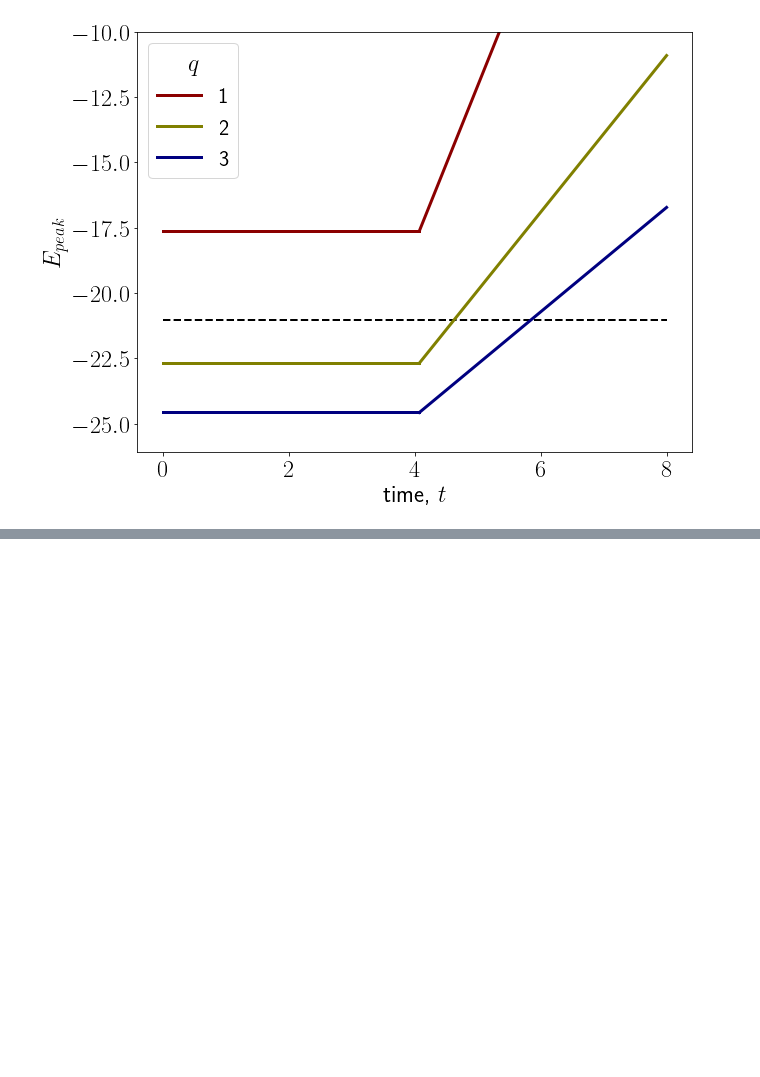
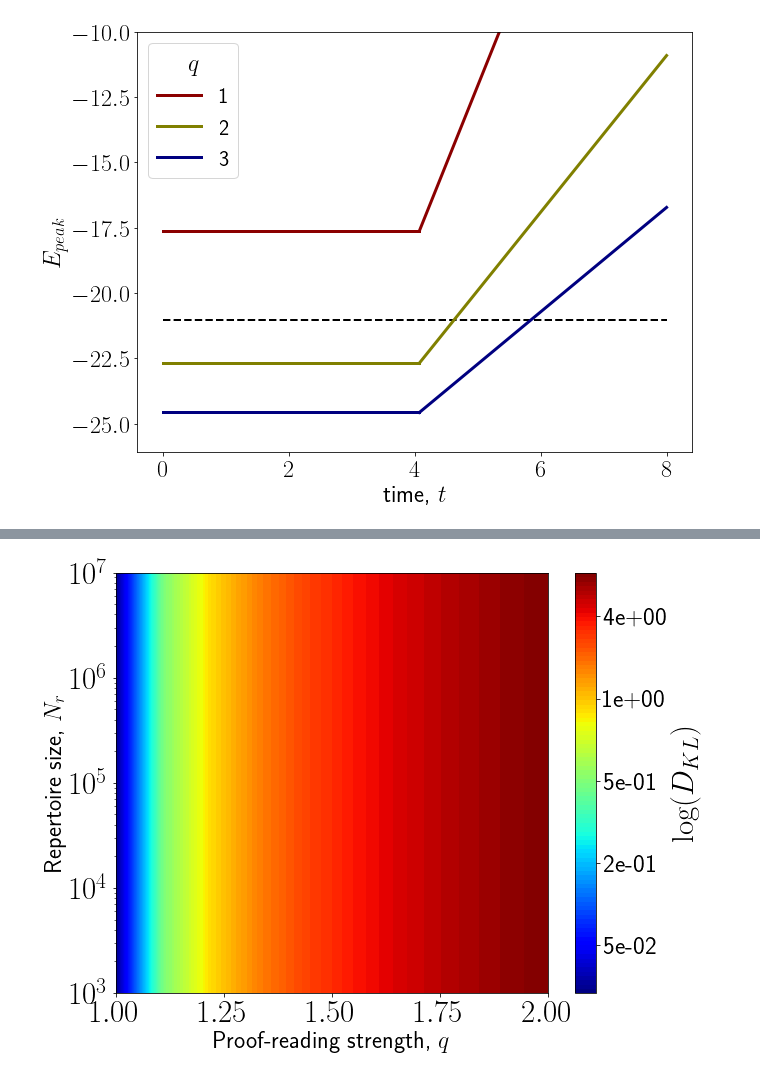
Before and after one commit to rmorantovar/Immune_System, a Jupyter notebook: Jupyter_Notebooks/7_Recognition.ipynb, the cells around one changed output, grey strips where cells are left out. Drawn from its saved outputs; the diff is of its cells as text; code cells hidden in the pictures; blank space fills up the shorter version.

```diff
--- a/Jupyter_Notebooks/7_Recognition.ipynb
+++ b/Jupyter_Notebooks/7_Recognition.ipynb
@@ -213,0 +223,16 @@ FIG.savefig('../Figures/7_Recognition/activation_temperature.pdf')
+# %%
+FIG, AX = plt.subplots(figsize=(10,8), gridspec_kw={'left':0.18, 'right':.93, 'bottom':.15})
+cs = AX.contourf(X, Y, np.log(Ds_KL), levels = 100, cmap =plt.cm.jet)
+#cs2 = AX.contour(cs, levels=1/np.arange(1, 5), linestyles = '--', linewidths = 4, colors = 'k')
+#cs2 = AX.contour(cs, levels=1/betas_r[::5], linestyles = ':', linewidths = 4)
+cbar = plt.colorbar(cs)
+cbar.set_label(r'$\log(D_{KL})$', fontsize = 31)
+cbar.set_ticks(np.linspace(-3, 1.5, 5))#
+cbar.set_ticklabels(['%.0e'%(i) for i in np.exp(np.linspace(-3, 1.5, 5))])
+cbar.ax.tick_params(labelsize = 25)
+
+#cbar.add_lines(cs2)
+my_plot_layout(ax=AX, xlabel = r'Proof-reading strength, $q$', ylabel = r'Repertoire size, $N_r$', yscale = 'log', ticks_labelsize = 31)
+FIG.savefig('../Figures/7_Recognition/D_KL.pdf')
+# %% [output]
+[figure, added]
```
Also changed, not shown: parts of 5 cells of this notebook, 20 other files.
